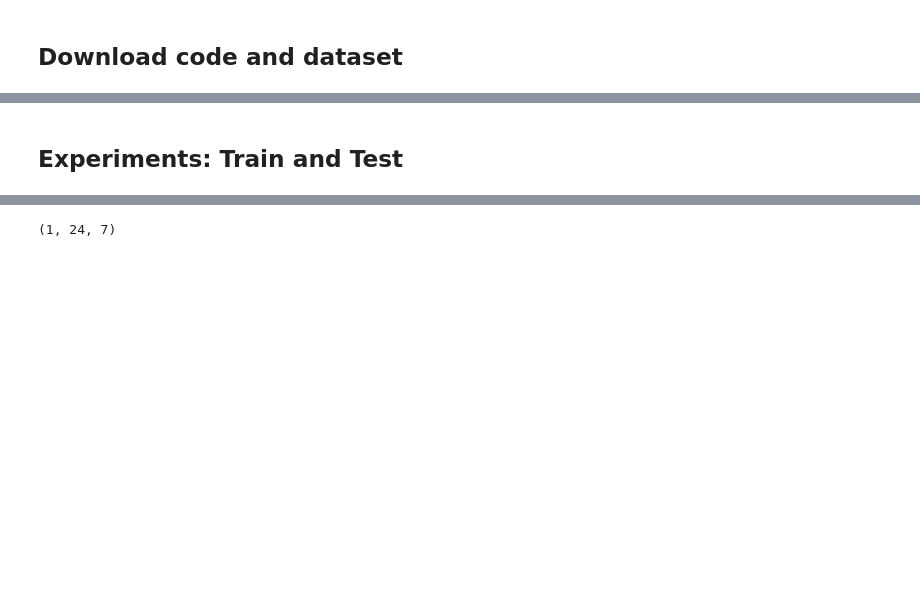
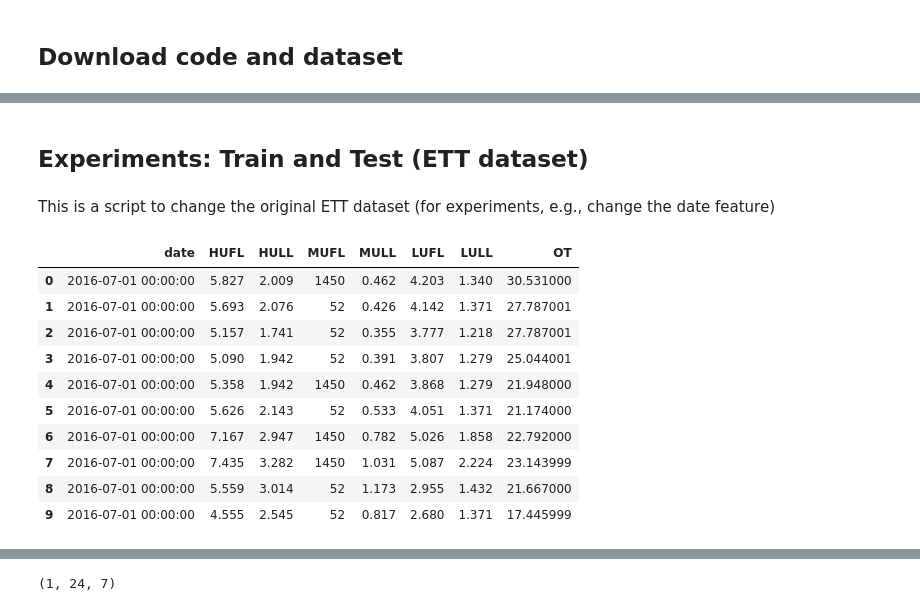
Before and after one commit to koseoyoung/Informer2020, a Jupyter notebook: Informer_with_pcap.ipynb, the cells around one changed output, grey strips where cells are left out. Cells and saved outputs as stored; diff of their text form; code cells hidden in the pictures; blank space fills up the shorter version.

```diff
--- a/Informer_with_pcap.ipynb
+++ b/Informer_with_pcap.ipynb
@@ -31,8 +31,10 @@ if not 'Informer2020' in sys.path:
 # %%
 # !pip install -r ./Informer2020/requirements.txt
 # %% [markdown]
-## Experiments: Train and Test
+## Experiments: Train and Test (ETT dataset)
 # %%
 from utils.tools import dotdict
 from exp.exp_informer import Exp_Informer
 import torch
+# %% [markdown]
+This is a script to change the original ETT dataset (for experiments, e.g., change the date feature)
@@ -90,6 +120,23 @@ args.gpu = 0
 
 args.use_multi_gpu = False
 args.devices = '0,1,2,3'
+# %%
+import pandas as pd
+import os
+df = pd.read_csv(os.path.join(args.root_path, args.data_path))
+df.head(10)
+# %% [output]
+|  | date | HUFL | HULL | MUFL | MULL | LUFL | LULL | OT |
+| 0 | 2016-07-01 00:00:00 | 5.827 | 2.009 | 1450 | 0.462 | 4.203 | 1.340 | 30.531000 |
+| 1 | 2016-07-01 00:00:00 | 5.693 | 2.076 | 52 | 0.426 | 4.142 | 1.371 | 27.787001 |
+| 2 | 2016-07-01 00:00:00 | 5.157 | 1.741 | 52 | 0.355 | 3.777 | 1.218 | 27.787001 |
+| 3 | 2016-07-01 00:00:00 | 5.090 | 1.942 | 52 | 0.391 | 3.807 | 1.279 | 25.044001 |
+| 4 | 2016-07-01 00:00:00 | 5.358 | 1.942 | 1450 | 0.462 | 3.868 | 1.279 | 21.948000 |
+| 5 | 2016-07-01 00:00:00 | 5.626 | 2.143 | 52 | 0.533 | 4.051 | 1.371 | 21.174000 |
+| 6 | 2016-07-01 00:00:00 | 7.167 | 2.947 | 1450 | 0.782 | 5.026 | 1.858 | 22.792000 |
+| 7 | 2016-07-01 00:00:00 | 7.435 | 3.282 | 1450 | 1.031 | 5.087 | 2.224 | 23.143999 |
+| 8 | 2016-07-01 00:00:00 | 5.559 | 3.014 | 52 | 1.173 | 2.955 | 1.432 | 21.667000 |
+| 9 | 2016-07-01 00:00:00 | 4.555 | 2.545 | 52 | 0.817 | 2.680 | 1.371 | 17.445999 |
 # %%
 args.use_gpu = True if torch.cuda.is_available() and args.use_gpu else False
 
```
Also changed, not shown: parts of 38 cells of this notebook.
